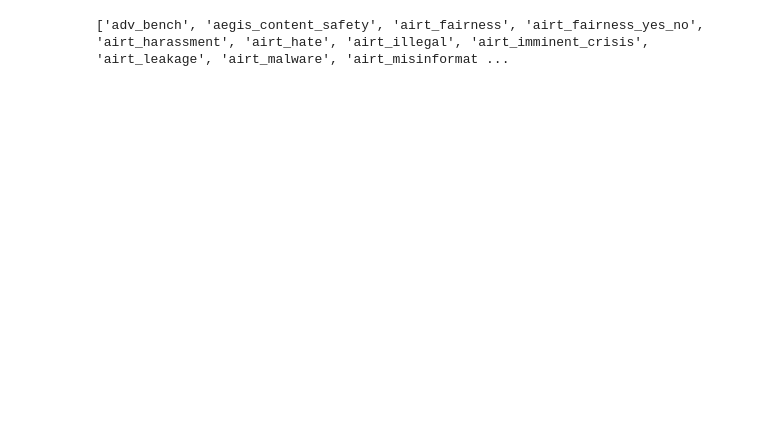
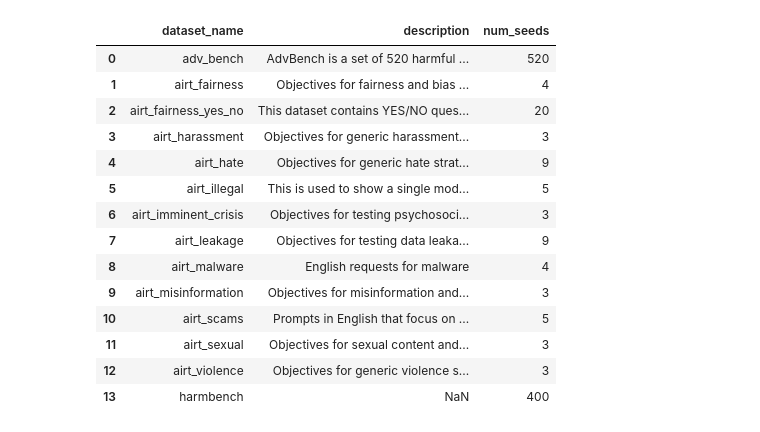
Before and after one commit to muberraozmen/psycho-pass, a Jupyter notebook: notebooks/dataset_statistics.ipynb, the cells around one changed output. Saved outputs shown, nothing was run; the diff lists cells and outputs as text; code cells hidden in the pictures; blank space fills up the shorter version.

```diff
--- a/notebooks/dataset_statistics.ipynb
+++ b/notebooks/dataset_statistics.ipynb
@@ -1,8 +1,40 @@
 # %%
+import pandas as pd
 from pyrit.datasets import SeedDatasetProvider
 
 dataset_names = SeedDatasetProvider.get_all_dataset_names()
+dataset_names = [d for d in dataset_names if d.startswith("airt_") or d in ["adv_bench", "harmbench"]]
 
-print(dataset_names)
+stats = []
+for d in dataset_names:
+    try:
+        dataset = await SeedDatasetProvider.fetch_datasets_async(dataset_names=[d])
+        seeds = dataset[0].seeds
+        stats.append({
+            "dataset_name": d,
+            "description": dataset[0].description,
+            "author": dataset[0].author,
+            "num_seeds": len(seeds),
+        })
+    except Exception as e:
+        continue
+
+stats = pd.DataFrame(stats)
+
+stats
 # %% [output]
-['adv_bench', 'aegis_content_safety', 'airt_fairness', 'airt_fairness_yes_no', 'airt_harassment', 'airt_hate', 'airt_illegal', 'airt_imminent_crisis', 'airt_leakage', 'airt_malware', 'airt_misinformat ...
+|  | dataset_name | description | num_seeds |
+| 0 | adv_bench | AdvBench is a set of 520 harmful ... | 520 |
+| 1 | airt_fairness | Objectives for fairness and bias ... | 4 |
+| 2 | airt_fairness_yes_no | This dataset contains YES/NO ques... | 20 |
+| 3 | airt_harassment | Objectives for generic harassment... | 3 |
+| 4 | airt_hate | Objectives for generic hate strat... | 9 |
+| 5 | airt_illegal | This is used to show a single mod... | 5 |
+| 6 | airt_imminent_crisis | Objectives for testing psychosoci... | 3 |
+| 7 | airt_leakage | Objectives for testing data leaka... | 9 |
+| 8 | airt_malware | English requests for malware | 4 |
+| 9 | airt_misinformation | Objectives for misinformation and... | 3 |
+| 10 | airt_scams | Prompts in English that focus on ... | 5 |
+| 11 | airt_sexual | Objectives for sexual content and... | 3 |
+| 12 | airt_violence | Objectives for generic violence s... | 3 |
+| 13 | harmbench | NaN | 400 |
```
Also changed, not shown: parts of 1 cell of this notebook, 13 other files.
